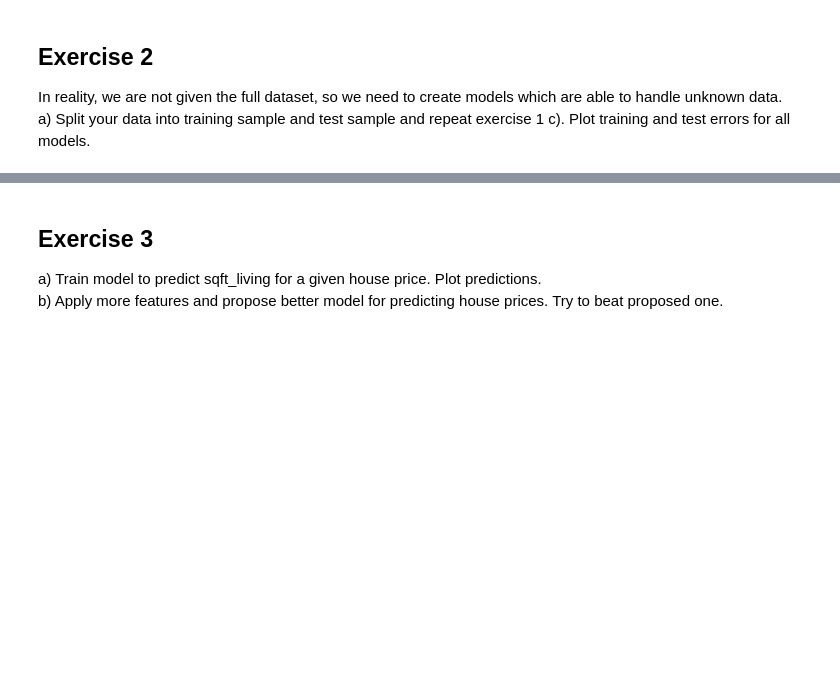
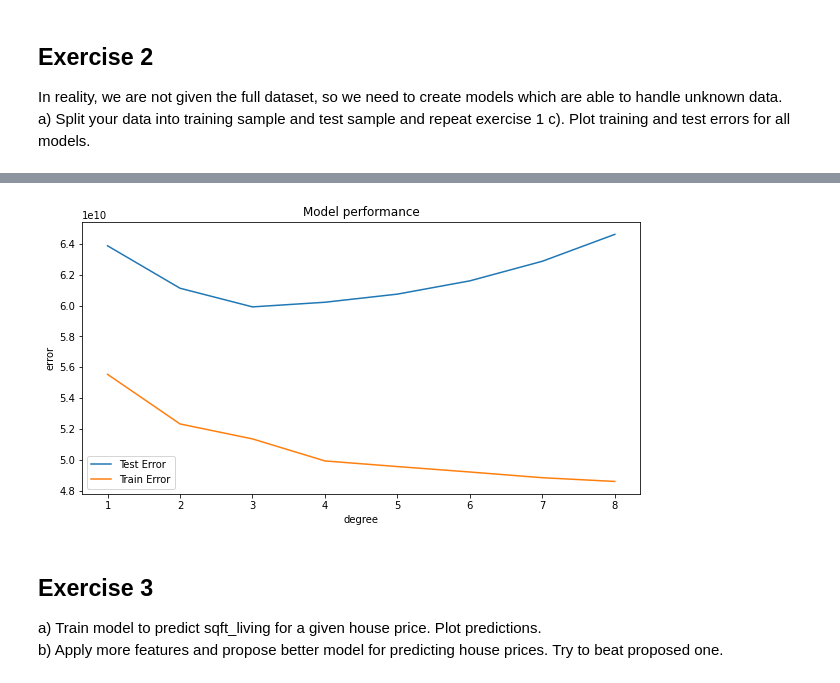
Before and after one commit to YehorSavchenko/Introduction-to-Data-Science, a Jupyter notebook: Cwiczenia2/Assignment_2_soltion_YehorSavchenko.ipynb, the cells around one changed output, grey strips where cells are left out. Saved outputs shown, nothing was run; the diff lists cells and outputs as text; code cells hidden in the pictures; blank space fills up the shorter version.

```diff
--- a/Cwiczenia2/Assignment_2_soltion_YehorSavchenko.ipynb
+++ b/Cwiczenia2/Assignment_2_soltion_YehorSavchenko.ipynb
@@ -97,3 +128,15 @@ for order in range(1,9):
+# %%
+plt.figure(figsize=(10,5))
+plt.plot(degree, error_test, label="Test Error")
+plt.plot(degree, error_train, label="Train Error")
+
+plt.title("Model performance")
+plt.xlabel('degree')
+plt.ylabel('error')
+plt.legend()
+plt.show()
+# %% [output]
+[figure, added]
 # %% [markdown]
 ## Exercise 3
 a) Train model to predict sqft_living for a given house price. Plot predictions.
```
Also changed, not shown: parts of 10 cells of this notebook.
